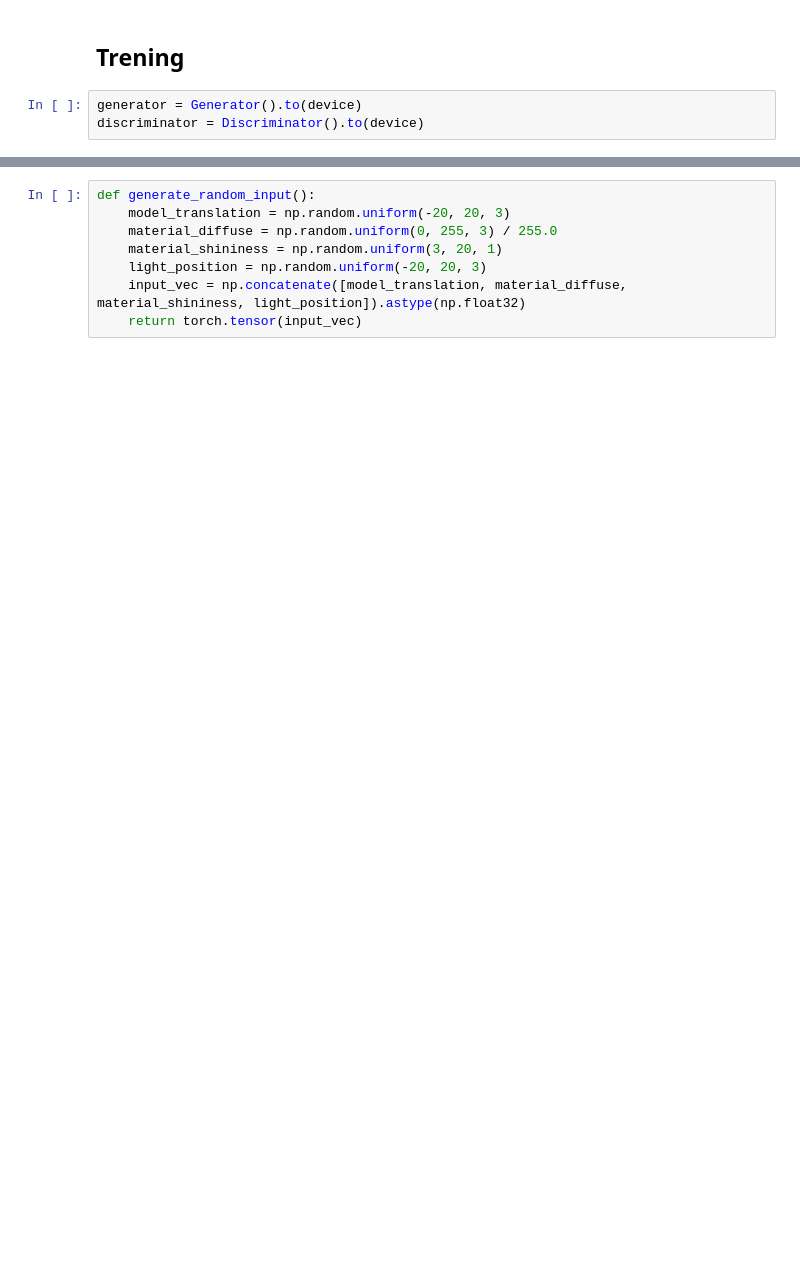
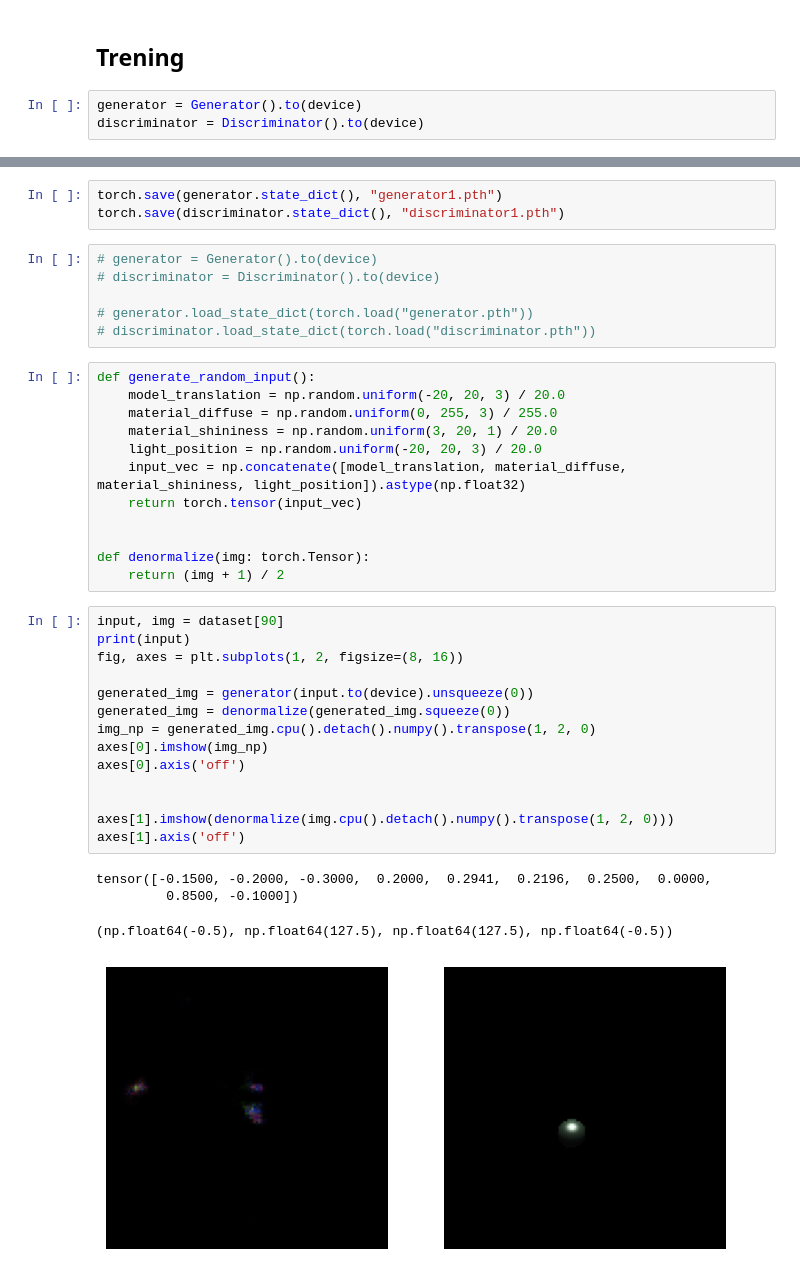
Before and after one commit to twezowic/SIGK, a Jupyter notebook: lab4/note.ipynb, the cells around one changed output, grey strips where cells are left out. Cells and saved outputs as stored; diff of their text form; blank space fills up the shorter version.

```diff
--- a/lab4/note.ipynb
+++ b/lab4/note.ipynb
@@ -161,10 +202,42 @@ for epoch in range(EPOCHS):
+# %%
+torch.save(generator.state_dict(), "generator1.pth")
+torch.save(discriminator.state_dict(), "discriminator1.pth")
+# %%
+# generator = Generator().to(device)
+# discriminator = Discriminator().to(device)
+
+# generator.load_state_dict(torch.load("generator.pth"))
+# discriminator.load_state_dict(torch.load("discriminator.pth"))
 # %%
 def generate_random_input():
-    model_translation = np.random.uniform(-20, 20, 3)
+    model_translation = np.random.uniform(-20, 20, 3) / 20.0
     material_diffuse = np.random.uniform(0, 255, 3) / 255.0
-    material_shininess = np.random.uniform(3, 20, 1)
-    light_position = np.random.uniform(-20, 20, 3)
+    material_shininess = np.random.uniform(3, 20, 1) / 20.0
+    light_position = np.random.uniform(-20, 20, 3) / 20.0
     input_vec = np.concatenate([model_translation, material_diffuse, material_shininess, light_position]).astype(np.float32)
     return torch.tensor(input_vec)
+
+
+def denormalize(img: torch.Tensor):
+    return (img + 1) / 2
+# %%
+input, img = dataset[90]
+print(input)
+fig, axes = plt.subplots(1, 2, figsize=(8, 16))
+
+generated_img = generator(input.to(device).unsqueeze(0))
+generated_img = denormalize(generated_img.squeeze(0))
+img_np = generated_img.cpu().detach().numpy().transpose(1, 2, 0)
+axes[0].imshow(img_np)
+axes[0].axis('off')
+
+
+axes[1].imshow(denormalize(img.cpu().detach().numpy().transpose(1, 2, 0)))
+axes[1].axis('off')
+# %% [output]
+tensor([-0.1500, -0.2000, -0.3000,  0.2000,  0.2941,  0.2196,  0.2500,  0.0000,
+         0.8500, -0.1000])
+(np.float64(-0.5), np.float64(127.5), np.float64(127.5), np.float64(-0.5))
+[figure, added]
 # %%
 input_tensor = generate_random_input()
```
Also changed, not shown: parts of 8 cells of this notebook, 4 other files.
